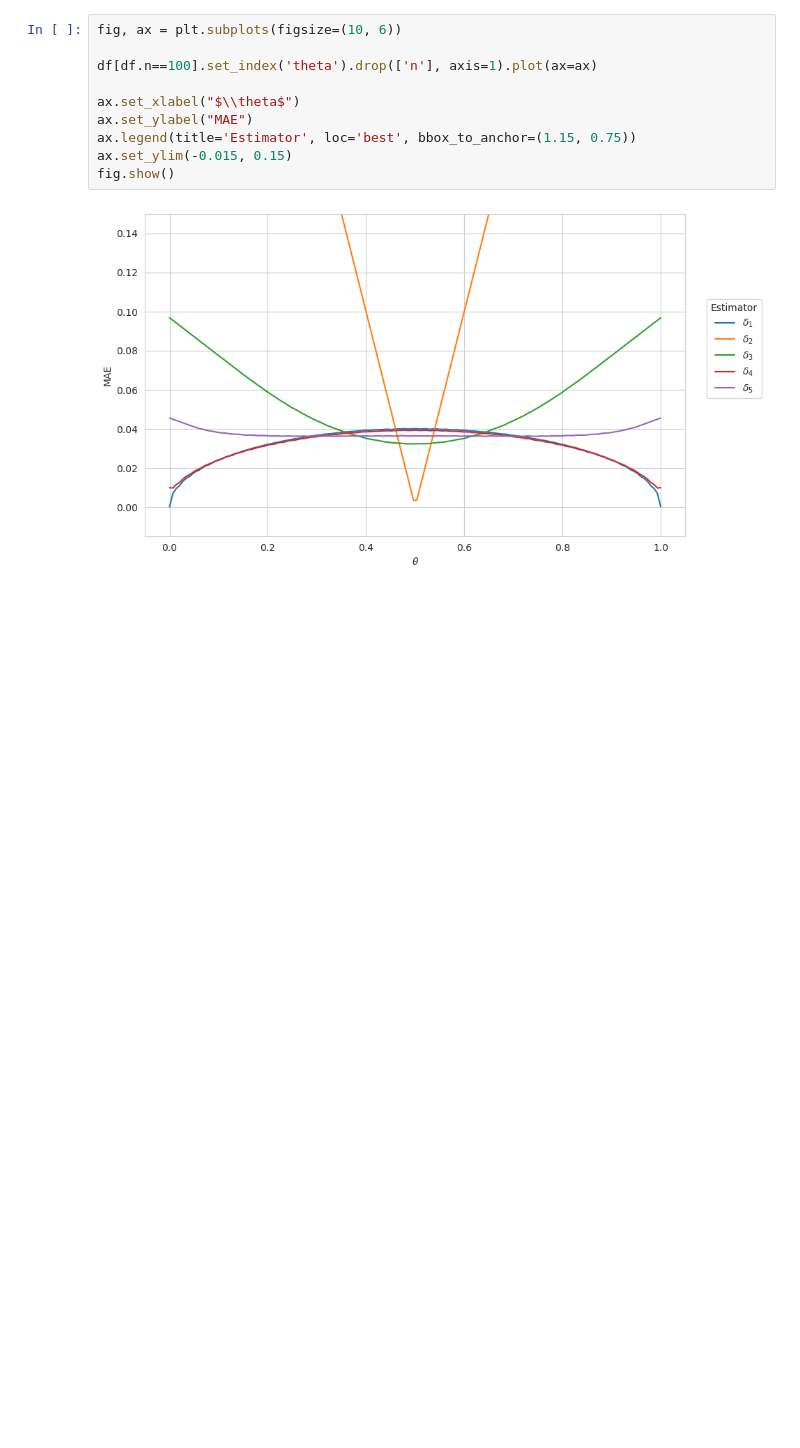
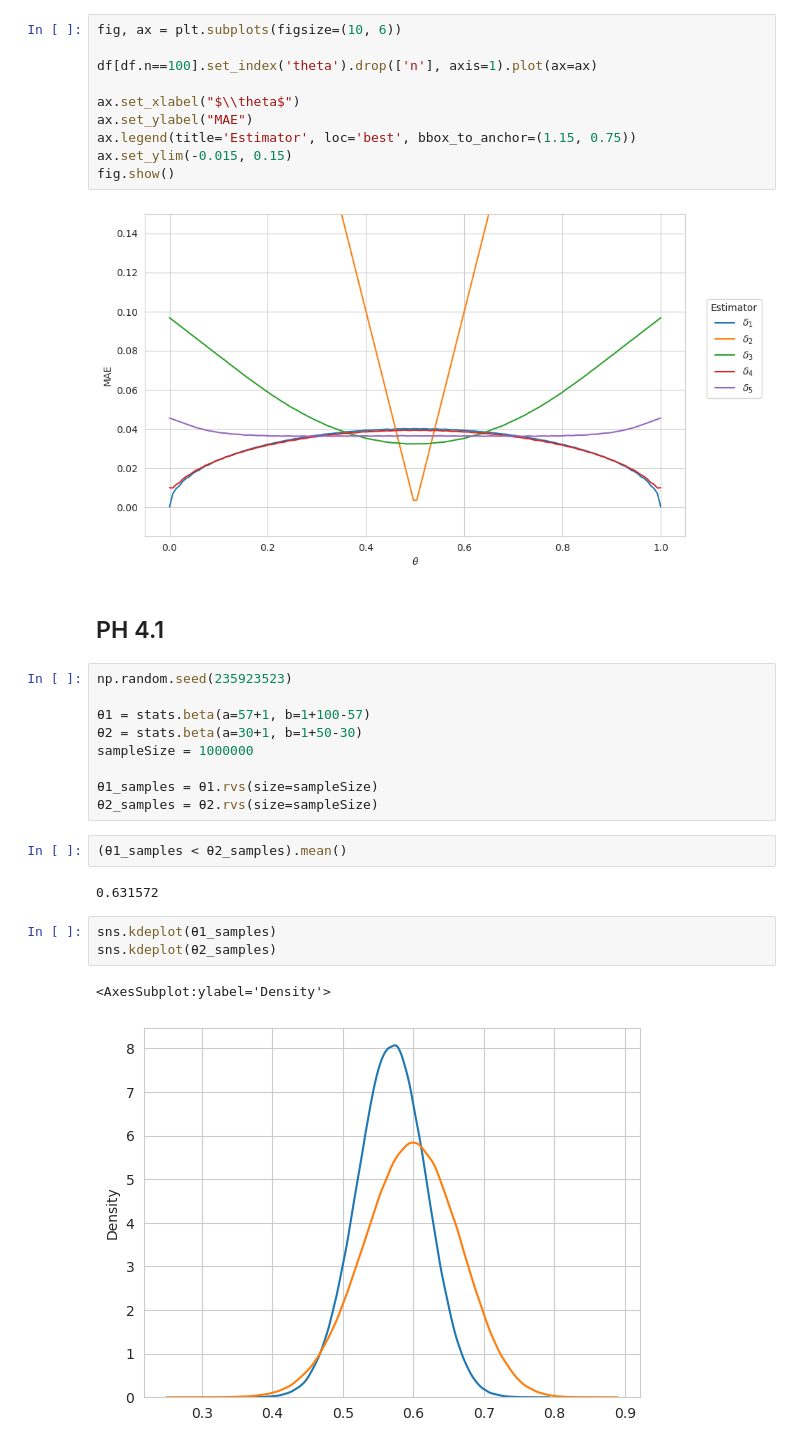
Before and after one commit to WHITSNAK/sta_602, a Jupyter notebook: hw5/hw5.ipynb, the cells around one changed output. Drawn from its saved outputs; the diff is of its cells as text; blank space fills up the shorter version.

```diff
--- a/hw5/hw5.ipynb
+++ b/hw5/hw5.ipynb
@@ -57,3 +58,24 @@ ax.set_ylim(-0.015, 0.15)
 fig.show()
 # %% [output]
 [figure]
+# %% [markdown]
+## PH 4.1
+# %%
+np.random.seed(235923523)
+
+θ1 = stats.beta(a=57+1, b=1+100-57)
+θ2 = stats.beta(a=30+1, b=1+50-30)
+sampleSize = 1000000
+
+θ1_samples = θ1.rvs(size=sampleSize)
+θ2_samples = θ2.rvs(size=sampleSize)
+# %%
+(θ1_samples < θ2_samples).mean()
+# %% [output]
+0.631572
+# %%
+sns.kdeplot(θ1_samples)
+sns.kdeplot(θ2_samples)
+# %% [output]
+<AxesSubplot:ylabel='Density'>
+[figure, added]
```
Also changed, not shown: parts of 7 cells of this notebook, 2 other files.
